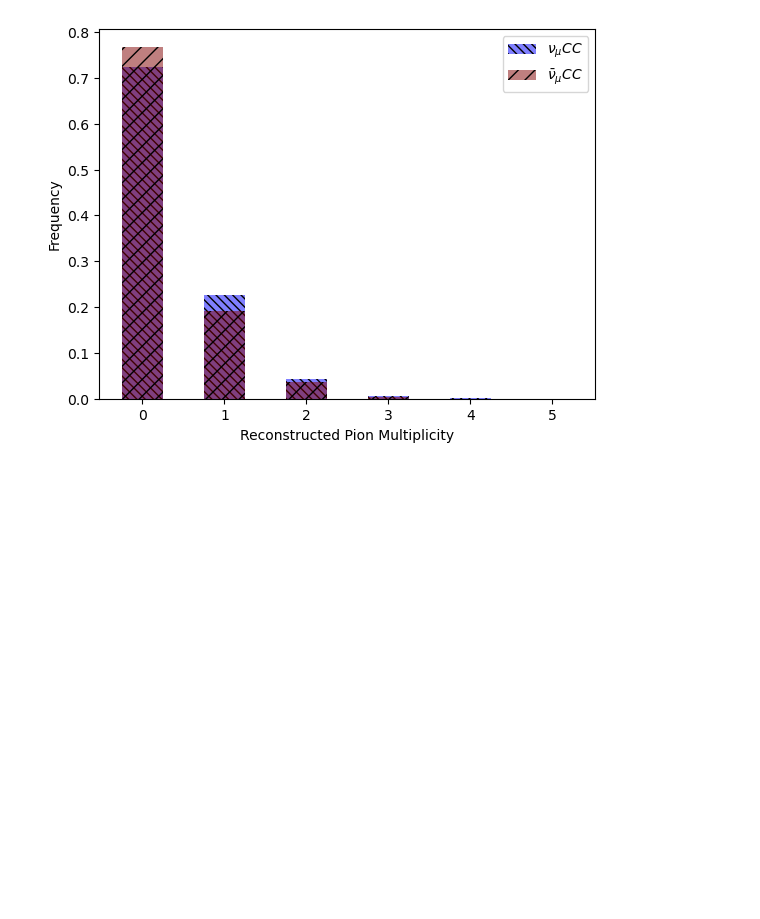
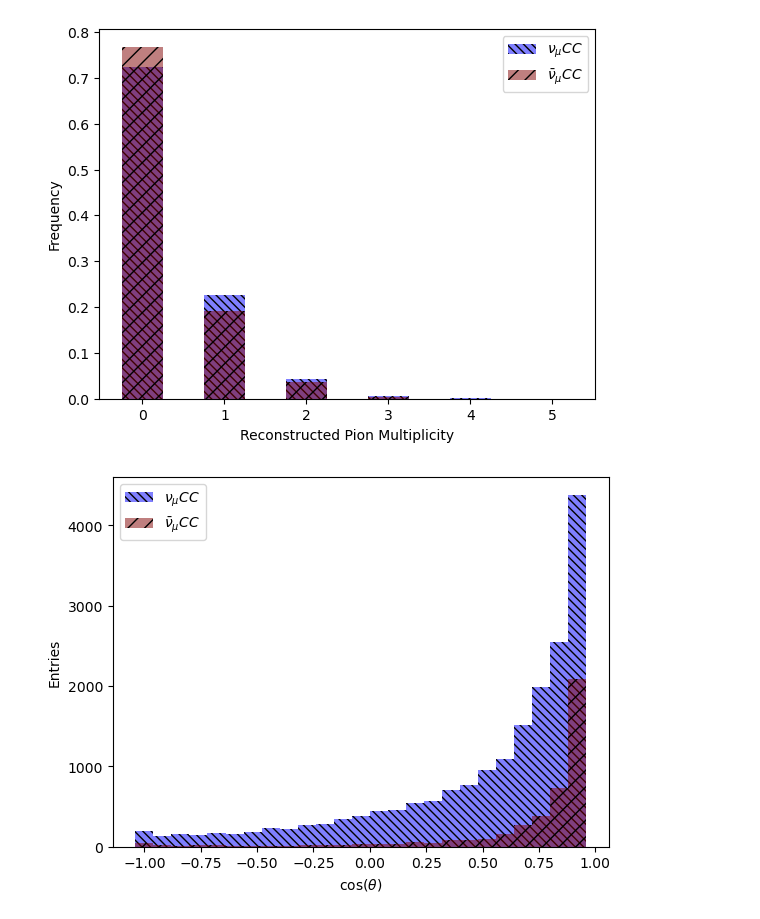
Before and after one commit to wly-wang/nu_mu_xsec, a Jupyter notebook: BDT.ipynb, the cells around one changed output. Drawn from its saved outputs; the diff is of its cells as text; code cells hidden in the pictures; blank space fills up the shorter version.

```diff
--- a/BDT.ipynb
+++ b/BDT.ipynb
@@ -438,3 +438,12 @@ plt.legend()
 plt.show()
 # %% [output]
 [figure]
+# %%
+plt.hist(df_numucc['cos_theta'], 25, (-1,1), label=r'$\nu_{\mu}CC$', align='left', alpha=.5, color='blue',hatch='\\\\\\\\')
+plt.hist(df_numubar['cos_theta'], 25, (-1,1), label= r'$\bar{\nu}_{\mu}CC$', align='left', alpha=.5, color='maroon',hatch='//')
+plt.xlabel(r"cos($\theta$)")
+plt.ylabel("Entries")
+plt.legend()
+plt.show()
+# %% [output]
+[figure, added]
```
Also changed, not shown: 2 other files.
